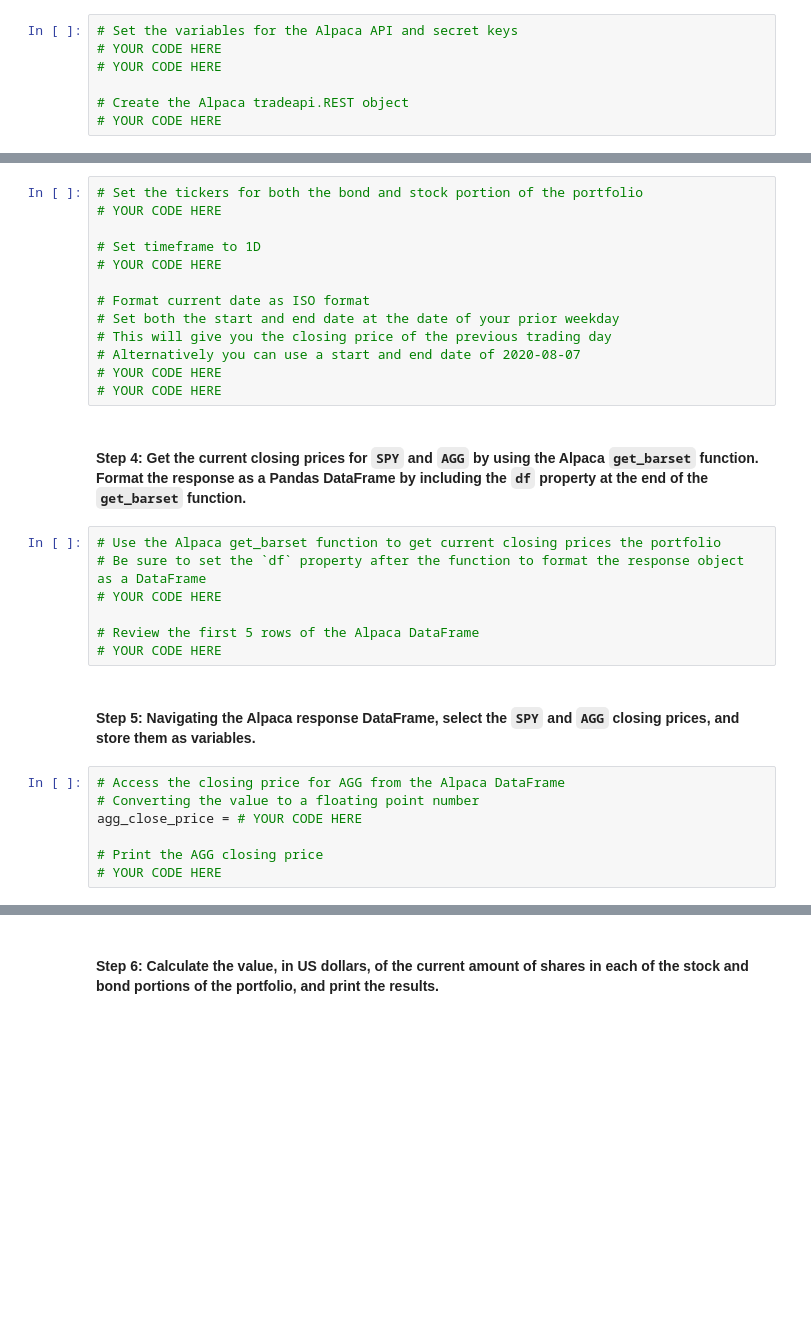
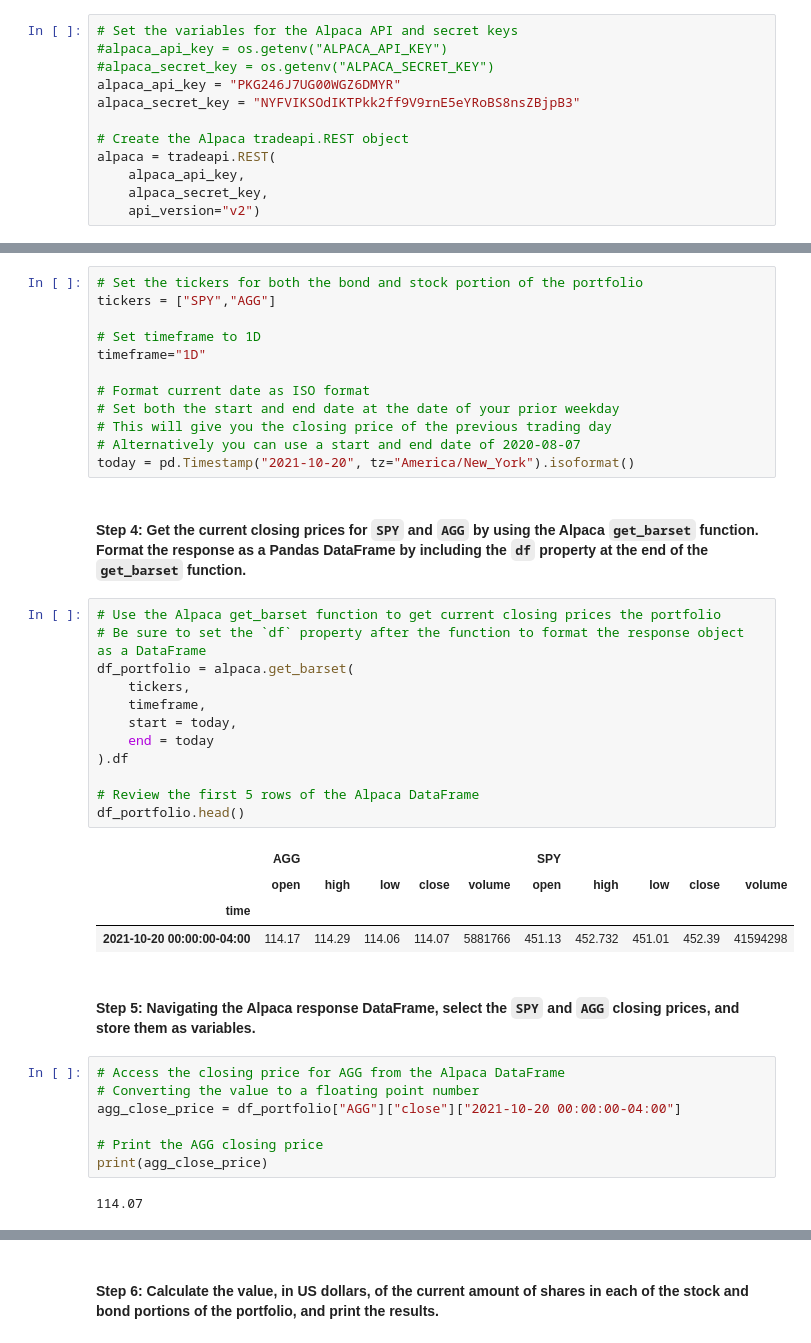
Before and after one commit to LZhou1688/Challenge_5, a Jupyter notebook: financial_planning_tools.ipynb, the cells around one changed output, grey strips where cells are left out. Cells and saved outputs as stored; diff of their text form; blank space fills up the shorter version.

```diff
--- a/financial_planning_tools.ipynb
+++ b/financial_planning_tools.ipynb
@@ -186,11 +190,16 @@ agg_shares = 200
 #### Step 2: Set the variables for the Alpaca API and secret keys. Using the Alpaca SDK, create the Alpaca `tradeapi.REST` object. In this object, include the parameters for the Alpaca API key, the secret key, and the version number.
 # %%
 # Set the variables for the Alpaca API and secret keys
-# YOUR CODE HERE
-# YOUR CODE HERE
+#alpaca_api_key = os.getenv("ALPACA_API_KEY")
+#alpaca_secret_key = os.getenv("ALPACA_SECRET_KEY")
+alpaca_api_key = "PKG246J7UG00WGZ6DMYR"
+alpaca_secret_key = "NYFVIKSOdIKTPkk2ff9V9rnE5eYRoBS8nsZBjpB3"
 
 # Create the Alpaca tradeapi.REST object
-# YOUR CODE HERE
+alpaca = tradeapi.REST(
+    alpaca_api_key,
+    alpaca_secret_key,
+    api_version="v2")
 # %% [markdown]
 #### Step 3: Set the following parameters for the Alpaca API call:
 
@@ -201,35 +210,46 @@ agg_shares = 200
 - `start_date` and `end_date`: Use the same date for these parameters, and format them with the date of the previous weekday (or `2020-08-07`). This is because you want the one closing price for the most-recent trading day.
 # %%
 # Set the tickers for both the bond and stock portion of the portfolio
-# YOUR CODE HERE
+tickers = ["SPY","AGG"]
 
 # Set timeframe to 1D
-# YOUR CODE HERE
+timeframe="1D"
 
 # Format current date as ISO format
 # Set both the start and end date at the date of your prior weekday
 # This will give you the closing price of the previous trading day
 # Alternatively you can use a start and end date of 2020-08-07
-# YOUR CODE HERE
-# YOUR CODE HERE
+today = pd.Timestamp("2021-10-20", tz="America/New_York").isoformat()
 # %% [markdown]
 #### Step 4: Get the current closing prices for `SPY` and `AGG` by using the Alpaca `get_barset` function. Format the response as a Pandas DataFrame by including the `df` property at the end of the `get_barset` function.
 # %%
 # Use the Alpaca get_barset function to get current closing prices the portfolio
 # Be sure to set the `df` property after the function to format the response object as a DataFrame
-# YOUR CODE HERE
+df_portfolio = alpaca.get_barset(
+    tickers,
+    timeframe,
+    start = today,
+    end = today
+).df
 
 # Review the first 5 rows of the Alpaca DataFrame
-# YOUR CODE HERE
+df_portfolio.head()
+# %% [output]
+|  | AGG |  |  |  |  | SPY |  |  |  |  |
+|  | open | high | low | close | volume | open | high | low | close | volume |
+| time |  |  |  |  |  |  |  |  |  |  |
+| 2021-10-20 00:00:00-04:00 | 114.17 | 114.29 | 114.06 | 114.07 | 5881766 | 451.13 | 452.732 | 451.01 | 452.39 | 41594298 |
 # %% [markdown]
 #### Step 5: Navigating the Alpaca response DataFrame, select the `SPY` and `AGG` closing prices, and store them as variables.
 # %%
 # Access the closing price for AGG from the Alpaca DataFrame
 # Converting the value to a floating point number
-agg_close_price = # YOUR CODE HERE
+agg_close_price = df_portfolio["AGG"]["close"]["2021-10-20 00:00:00-04:00"]
 
 # Print the AGG closing price
-# YOUR CODE HERE
+print(agg_close_price)
+# %% [output]
+114.07
 # %%
 # Access the closing price for SPY from the Alpaca DataFrame
 # Converting the value to a floating point number
```
Also changed, not shown: parts of 12 cells of this notebook.
